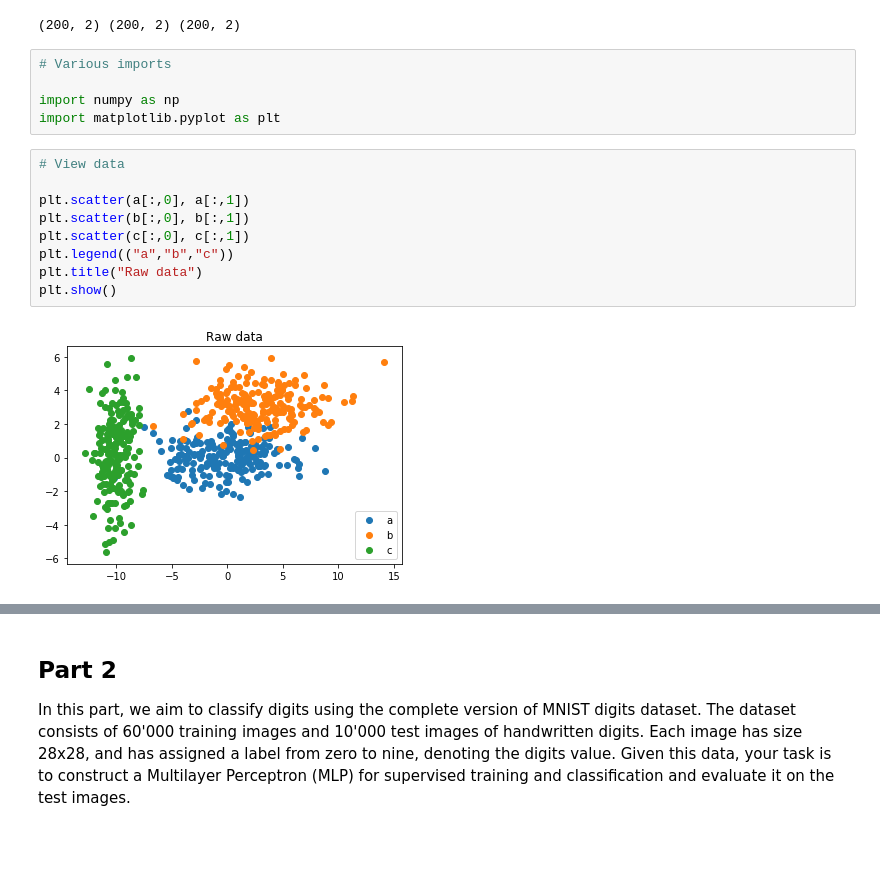
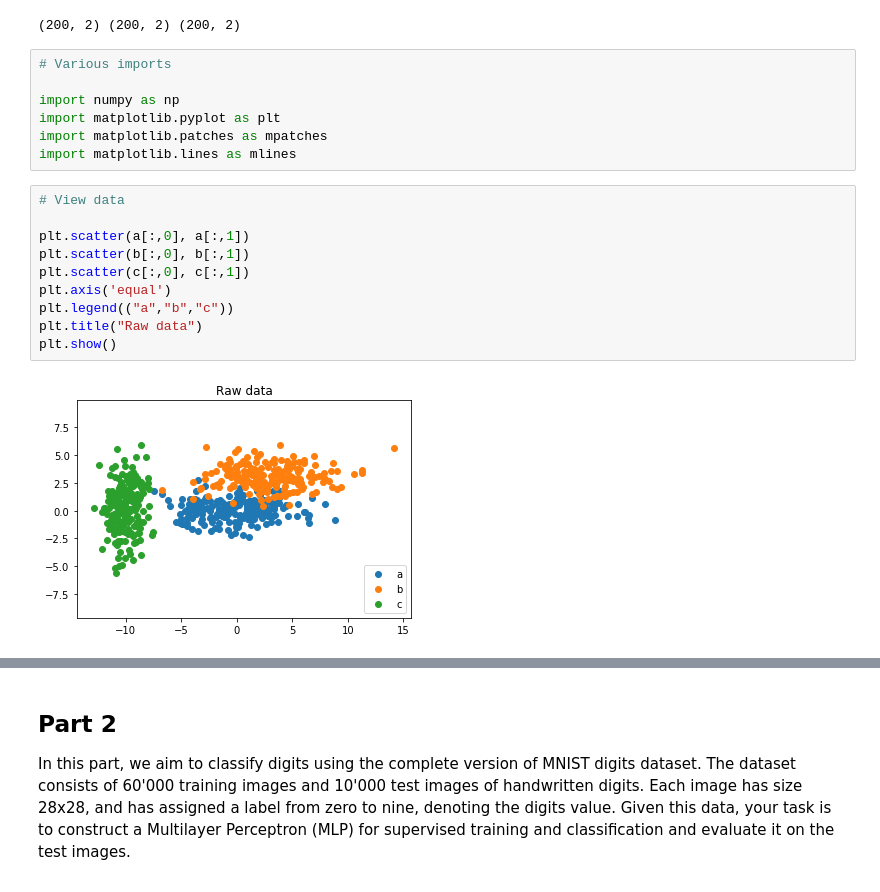
Before and after one commit to meierkilian/iapr2020_gkj, a Jupyter notebook: labs/lab_03_classification.ipynb, the cells around one changed output, grey strips where cells are left out. Cells and saved outputs as stored; diff of their text form; blank space fills up the shorter version.

```diff
--- a/labs/lab_03_classification.ipynb
+++ b/labs/lab_03_classification.ipynb
@@ -46,14 +46,17 @@ print(a.shape, b.shape, c.shape)
 
 import numpy as np
 import matplotlib.pyplot as plt
+import matplotlib.patches as mpatches
+import matplotlib.lines as mlines
 # %%
 # View data
 
 plt.scatter(a[:,0], a[:,1])
 plt.scatter(b[:,0], b[:,1])
 plt.scatter(c[:,0], c[:,1])
+plt.axis('equal')
 plt.legend(("a","b","c"))
 plt.title("Raw data")
 plt.show()
 # %% [output]
-[figure, old version]
+[figure, new version]
```
Also changed, not shown: parts of 12 cells of this notebook, 1 other file.
